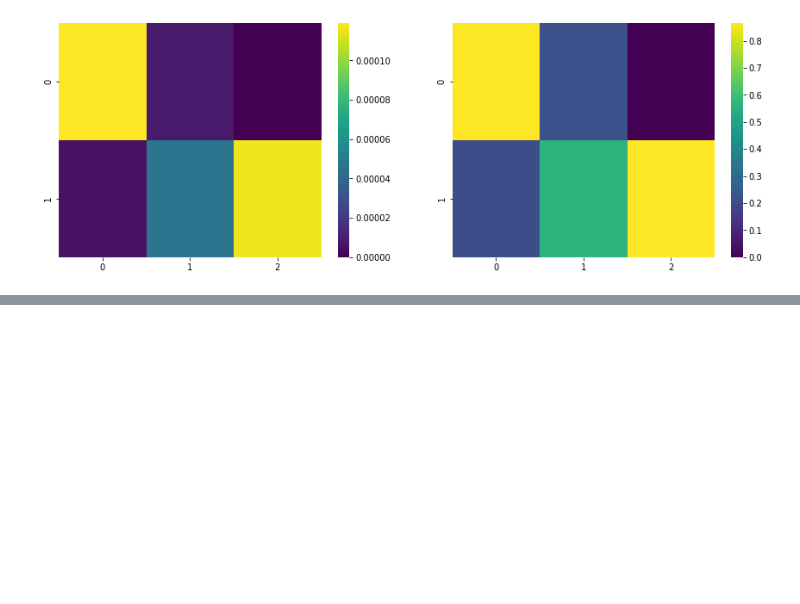
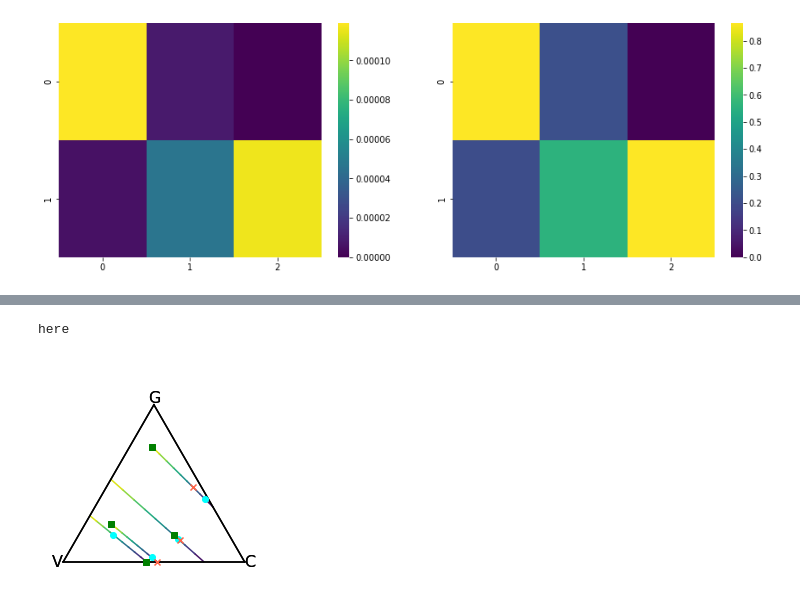
Before and after one commit to neuralsignal/dreye, a Jupyter notebook: tutorials/uncertainty.ipynb, the cells around one changed output, grey strips where cells are left out. Saved outputs shown, nothing was run; the diff lists cells and outputs as text; code cells hidden in the pictures; blank space fills up the shorter version.

```diff
--- a/tutorials/uncertainty.ipynb
+++ b/tutorials/uncertainty.ipynb
@@ -59,0 +137,45 @@ sns.heatmap(
+# %%
+# the goal is to get the overall intensity as low as possible
+Xhat3, Bhat3 = est.fit_underdetermined(B, underdetermined_opt='min')
+# the goal is to get the overall intensity as close as possible to 0.1
+Xhat3, Bhat3 = est.fit_underdetermined(B, underdetermined_opt=0.1)
+
+### -- plotting --
+
+# can compare the intensities found to our previous result by plotting both cases
+from dreye.api.plotting.simplex_plot import plot_simplex
+
+ax = None
+# gradient line showing all possible solutions with the color indicating the overall intensity
+for idx, X_ in enumerate(X):
+    ax = plot_simplex(
+        n=3,
+        gradient_line=X_,
+        ax=ax, lines=False,
+        gradient_line_kws={'add_colorbar': False, 'vmin': 0, 'zorder': 2}
+    )
+
+# with variance minization
+ax = plot_simplex(
+    n=3,
+    points=Xhat2,
+    point_scatter_kws={'marker': 'x', 'color': 'tomato', 'zorder': 2.6},
+    labels=est.sources_labels, ax=ax
+)
+# standard approach - no variance minimization
+ax = plot_simplex(
+    n=3,
+    points=Xhat,
+    point_scatter_kws={'marker': 'o', 'color': 'cyan', 'zorder': 2.5},
+    ax=ax, lines=False
+)
+# with an overall intensity objective
+ax = plot_simplex(
+    n=3,
+    points=Xhat3,
+    point_scatter_kws={'marker': 's', 'color': 'green', 'zorder': 2.6},
+    labels=est.sources_labels, ax=ax
+)
+# %% [output]
+here
+[figure, added]
```
Also changed, not shown: parts of 10 cells of this notebook, 6 other files.
